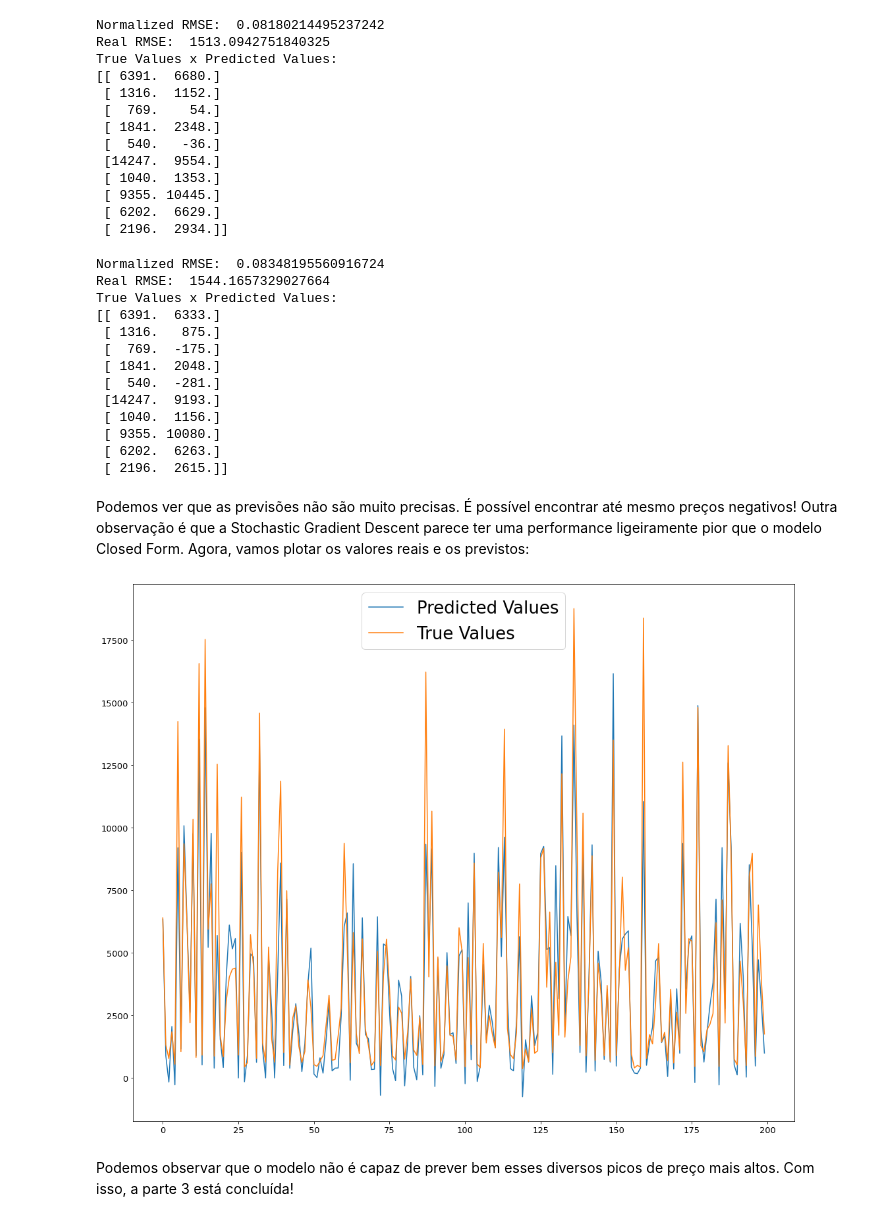
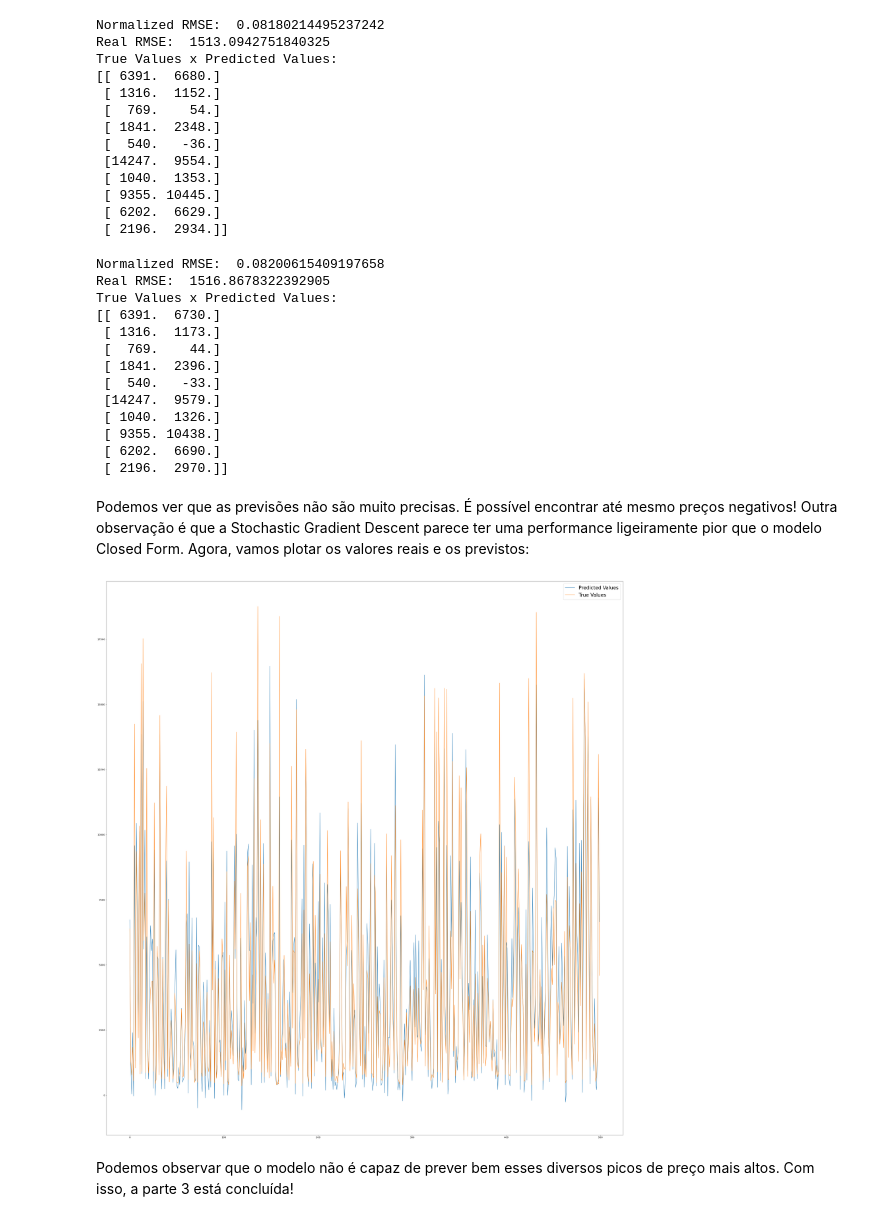
Before and after one commit to barrafas/TACD-A1, a Jupyter notebook: 243902.ipynb, the cells around one changed output. Saved outputs shown, nothing was run; the diff lists cells and outputs as text; code cells hidden in the pictures.

```diff
--- a/243902.ipynb
+++ b/243902.ipynb
@@ -215,6 +313,10 @@ accuracies = {
     'Accuracy': []
 }
 # %%
+# OBS: This cell takes around 20 minutes to fully run with my implementation
+# you can try to run it with the sklearn implementation instead by
+# uncommenting and commenting some of the lines below
+
 from sklearn.base import TransformerMixin
 from sklearn.pipeline import Pipeline
 from sklearn.model_selection import GridSearchCV
@@ -234,22 +336,25 @@ class FeatureSelector(BaseEstimator, TransformerMixin):
 pipeline = Pipeline(
     [
         ('selector', FeatureSelector()),
-        ('knn', KNearestNeighbours()),
+        # ('knn', KNearestNeighbours()),  # My implementation
+        ('knn', KNeighborsClassifier()),  # SKLearn implementation
     ]
 )
 
 
 for features in feature_combs:
     # Calculate the distances for the current feature set
-    distances = []
-    for datapoint in np.array(X_val[features]):
-        distances.append(np.linalg.norm(X_train[features] - datapoint, axis=1))
-    distances = np.array(distances, dtype=np.float16)
+    # (only used to speed up my implementation)
+    # distances = []
+    # for datapoint in np.array(X_val[features]):
+    #     distances.append(np.linalg.norm(X_train[features] - datapoint, axis=1))
+    # distances = np.array(distances, dtype=np.float16)
 
     for k in [2, 5, 10, 15]:
         pipeline.set_params(
-                            knn__k=k,
-                            knn__distances=distances,
+                            knn__n_neighbors=k,  # SKLearn implementation
+                            # knn__k=k,  # My implementation
+                            # knn__distances=distances,  # My implementation
                             selector__features=features
                             )
         pipeline.fit(X_train, y_train)
@@ -392,7 +496,7 @@ True Values x Predicted Values:
  [ 6202.  6629.]
  [ 2196.  2934.]]
 # %%
-lr = LinearRegressionSolver(solver='gd', learning_rate=0.01, max_iter=1000, batch_size=10)
+lr = LinearRegressionSolver(solver='gd', learning_rate=0.001, max_iter=1000, batch_size=10)
 lr.fit(X_train_lr[:10000], y_train_lr[:10000])
 y_pred_lr = lr.predict(X_test_lr)
 
@@ -404,34 +508,34 @@ print("Real RMSE: ", np.sqrt(mean_squared_error(y_test_back, y_pred_back)))
 print("True Values x Predicted Values:")
 print(np.c_[y_test_back, np.round(y_pred_back, 0)][:10])
 # %% [output]
-Normalized RMSE:  0.08348195560916724
-Real RMSE:  1544.1657329027664
+Normalized RMSE:  0.08200615409197658
+Real RMSE:  1516.8678322392905
 True Values x Predicted Values:
-[[ 6391.  6333.]
- [ 1316.   875.]
- [  769.  -175.]
- [ 1841.  2048.]
- [  540.  -281.]
- [14247.  9193.]
- [ 1040.  1156.]
- [ 9355. 10080.]
- [ 6202.  6263.]
- [ 2196.  2615.]]
+[[ 6391.  6730.]
+ [ 1316.  1173.]
+ [  769.    44.]
+ [ 1841.  2396.]
+ [  540.   -33.]
+ [14247.  9579.]
+ [ 1040.  1326.]
+ [ 9355. 10438.]
+ [ 6202.  6690.]
+ [ 2196.  2970.]]
 # %% [markdown]
 Podemos ver que as previsões não são muito precisas. É possível encontrar até mesmo preços negativos! Outra observação é que a Stochastic Gradient Descent parece ter uma performance ligeiramente pior que o modelo Closed Form. Agora, vamos plotar os valores reais e os previstos:
 # %%
-fig, ax = plt.subplots(figsize=(18, 15))
+fig, ax = plt.subplots(figsize=(50, 55))
 
-ax.plot(np.arange(0,trans_back(X_test_lr, y_pred_lr, 3)[:200].size),
-        trans_back(X_test_lr, y_pred_lr, 3)[:200],
+ax.plot(np.arange(0,trans_back(X_test_lr, y_pred_lr, 3)[:500].size),
+        trans_back(X_test_lr, y_pred_lr, 3)[:500],
         label="Predicted Values")
-ax.plot(np.arange(0,trans_back(X_test_lr, y_test_lr, 3)[:200].size),
-        trans_back(X_test_lr, y_test_lr, 3)[:200],
+ax.plot(np.arange(0,trans_back(X_test_lr, y_test_lr, 3)[:500].size),
+        trans_back(X_test_lr, y_test_lr, 3)[:500],
         label="True Values")
 
 leg = ax.legend(prop={"size": 26})
 # %% [output]
-[figure, old version]
+[figure, new version]
 # %% [markdown]
 Podemos observar que o modelo não é capaz de prever bem esses diversos picos de preço mais altos. Com isso, a parte 3 está concluída!
 # %% [markdown]
```
Also changed, not shown: parts of 45 cells of this notebook.
